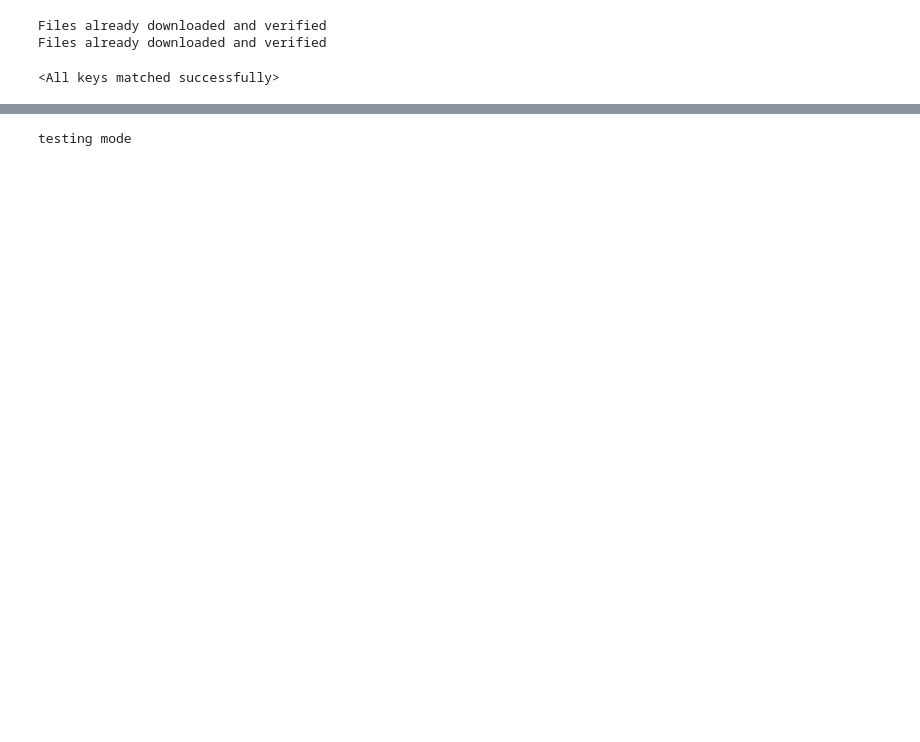
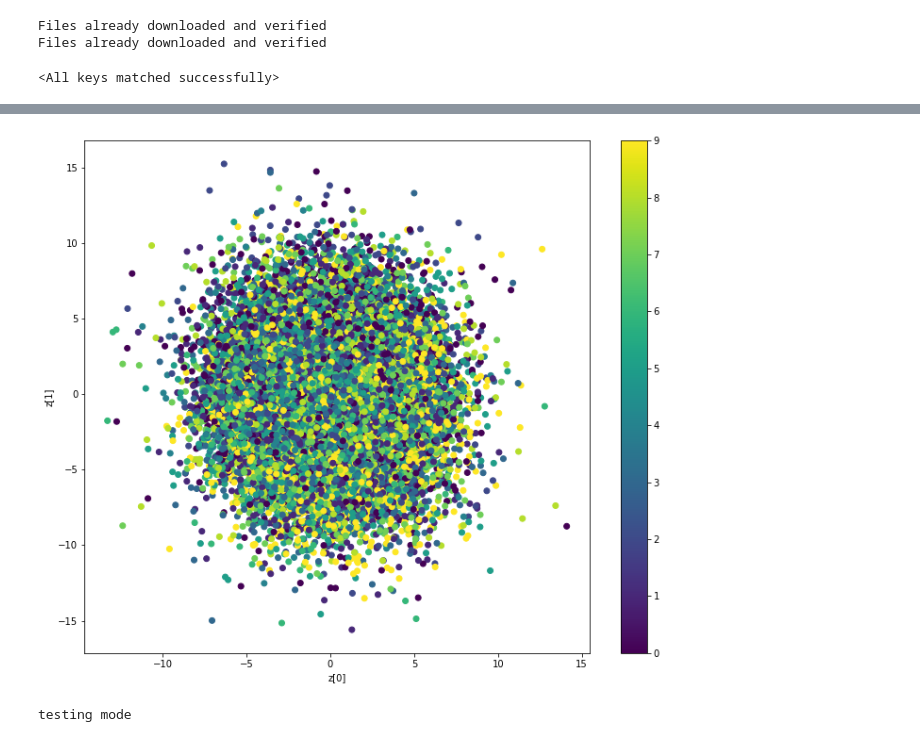
Before and after one commit to NewXericHorizon/ECE114514_Project, a Jupyter notebook: test_cifar.ipynb, the cells around one changed output, grey strips where cells are left out. Cells and saved outputs as stored; diff of their text form; code cells hidden in the pictures; blank space fills up the shorter version.

```diff
--- a/test_cifar.ipynb
+++ b/test_cifar.ipynb
@@ -271,3 +242,22 @@ show_image(x_adv_new, idx=idex)
+# %%
+import matplotlib.pyplot as plt
+# display a 2D plot of the digit classes in the latent space
+def plot_label_clusters(VAE, train_loader):
+    plt.figure(figsize=(12, 10))
+    for data, labels in train_loader:
+        data, labels = data.to(device), labels.to(device)
+        z_mean, _,_ = VAE.encoder(data)
+        plt.scatter(z_mean.cpu().detach().numpy()[:, 0], z_mean.cpu().detach().numpy()[:, 1], c=labels.cpu().detach().numpy())
+
+    plt.xlabel("z[0]")
+    plt.ylabel("z[1]")
+    plt.colorbar()
+    plt.show()
+
+
+plot_label_clusters(vae_model, train_loader)
+# %% [output]
+[figure, added]
 # %%
 vae_model = wide_VAE(zDim=256).to(device)
 vae_optimizer = optim.Adam(vae_model.parameters(), lr=0.001)
```
Also changed, not shown: parts of 13 cells of this notebook, 4 other files.
